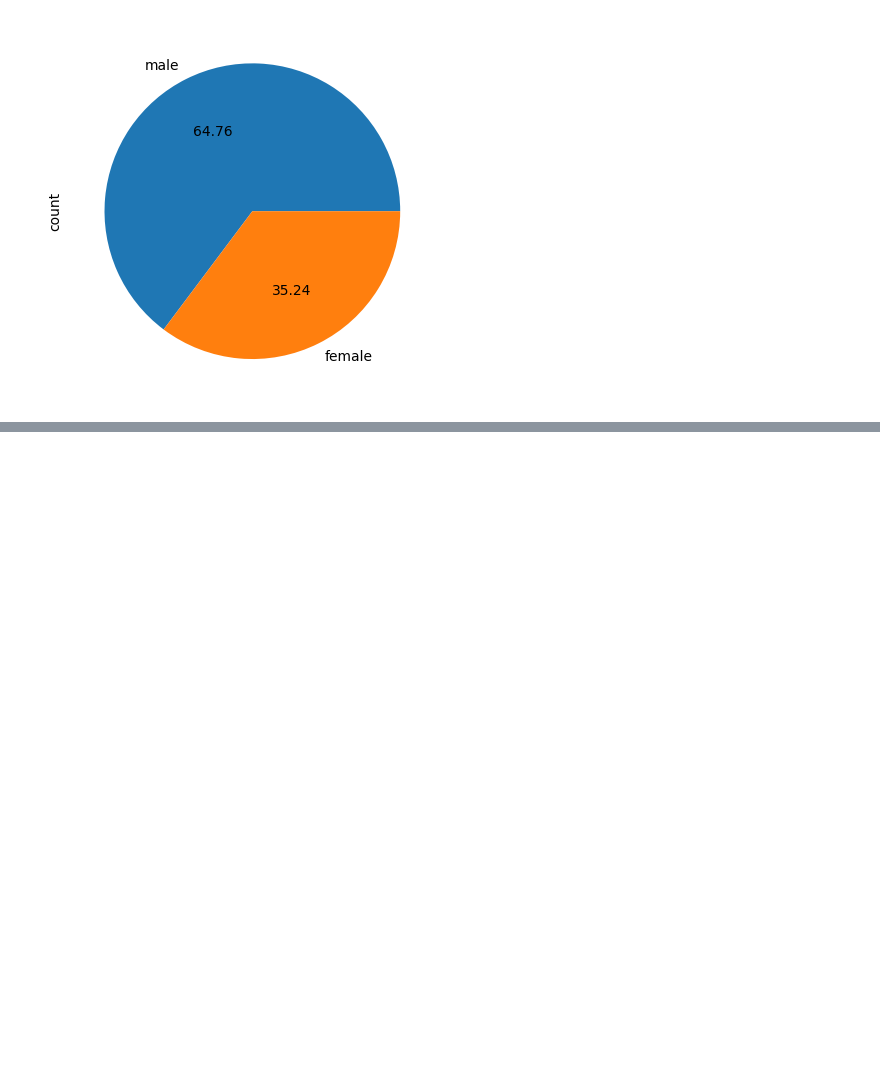
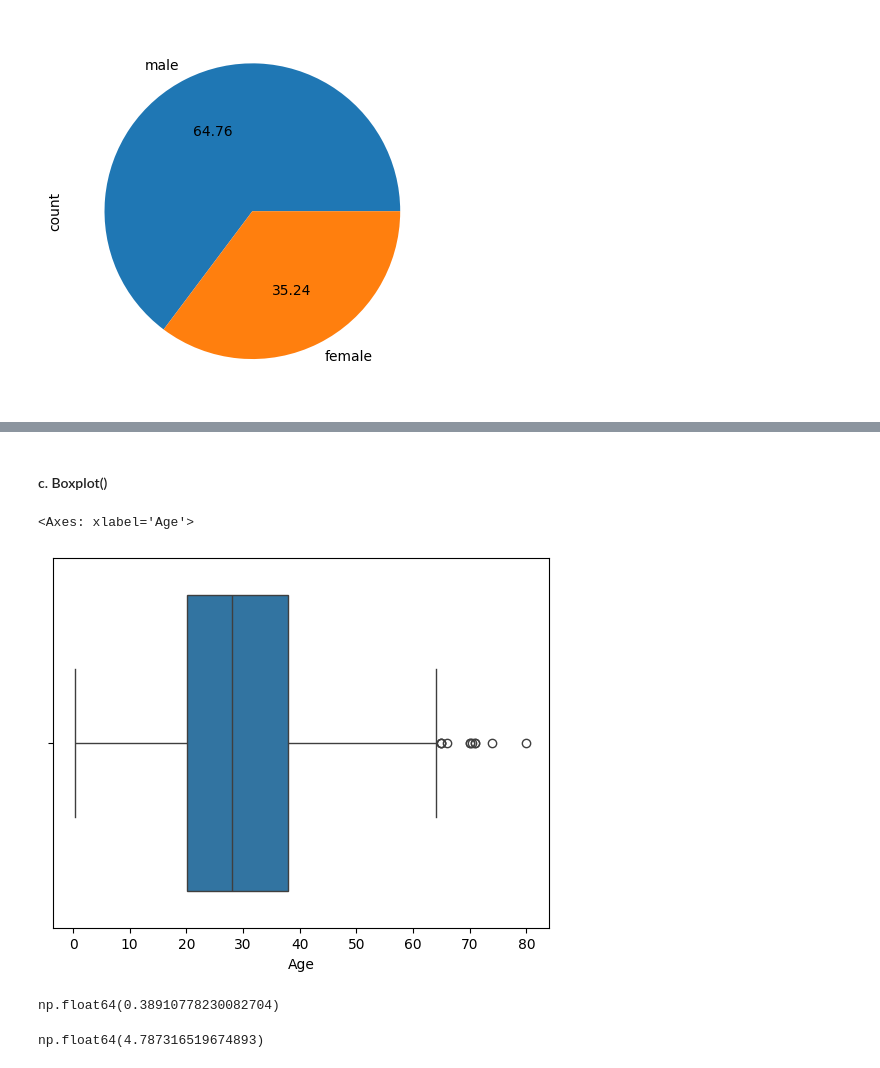
Before and after one commit to amandeep-singh28/100-Days-of-Machine-Learning---CampusX, a Jupyter notebook: 07_UnivariateAnalysis/univariate-analysis.ipynb, the cells around one changed output, grey strips where cells are left out. Cells and saved outputs as stored; diff of their text form; code cells hidden in the pictures; blank space fills up the shorter version.

```diff
--- a/07_UnivariateAnalysis/univariate-analysis.ipynb
+++ b/07_UnivariateAnalysis/univariate-analysis.ipynb
@@ -75,0 +92,15 @@ df['Sex'].value_counts().plot(kind = 'pie', autopct = "%.2f")
+# %% [markdown]
+#### c. Boxplot()
+# %%
+sns.boxplot(x = 'Age', data = df)
+# %% [output]
+<Axes: xlabel='Age'>
+[figure, added]
+# %%
+df['Age'].skew()
+# %% [output]
+np.float64(0.38910778230082704)
+# %%
+df['Fare'].skew()
+# %% [output]
+np.float64(4.787316519674893)
```
Also changed, not shown: parts of 5 cells of this notebook.
